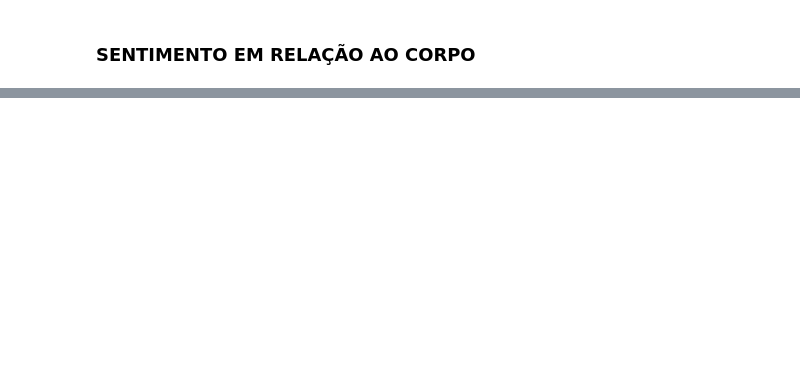
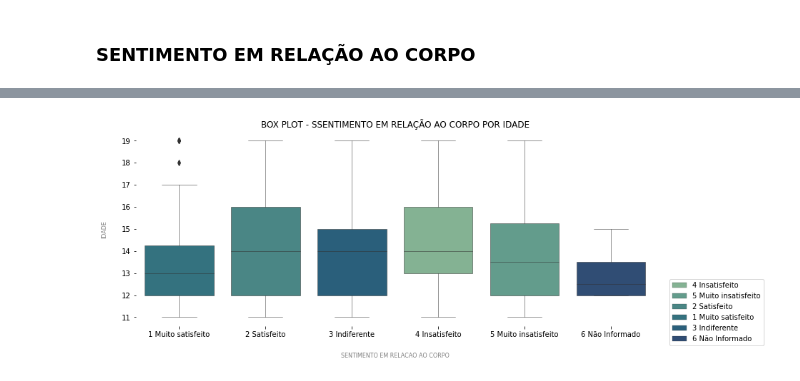
Before and after one commit to daianeklein/bootcamp-Alura, a Jupyter notebook: Desafio-Modulo3.ipynb, the cells around one changed output, grey strips where cells are left out. Cells and saved outputs as stored; diff of their text form; code cells hidden in the pictures; blank space fills up the shorter version.

```diff
--- a/Desafio-Modulo3.ipynb
+++ b/Desafio-Modulo3.ipynb
@@ -302,0 +321,28 @@ ax;
+# %%
+# Selecionando somente os alunos que sofreram bullying pela aparência do corpo
+a = df[df['motivo_bul'] == 4]
+
+# Dicionário com as respostas
+l = {1:'1 Muito satisfeito', 2:'2 Satisfeito', 3:'3 Indiferente', 4:'4 Insatisfeito',
+      5:'5 Muito insatisfeito', 99:'6 Não Informado'}
+
+# Traduzinho o dicionario
+a['sentimento_corpo'] = a['sentimento_corpo'].map(l)
+# %%
+# Plot
+plt.figure(figsize=(13, 5))
+ax = sns.boxplot(data = a, x ='sentimento_corpo', y='idade', hue='sentimento_corpo',
+                 palette = 'crest', linewidth = 0.5, dodge=False, order=l.values())
+
+sns.despine(bottom = True, left=True)
+
+plt.title('BOX PLOT - SSENTIMENTO EM RELAÇÃO AO CORPO POR IDADE')
+plt.xlabel('SENTIMENTO EM RELACAO AO CORPO', color = 'grey', labelpad = 20, fontsize = 8)
+plt.ylabel('IDADE', color = 'grey', labelpad = 20, fontsize = 8)
+
+# "Movendo" a legenda
+plt.legend(loc=(1.03, -0.1), borderaxespad=0)
+
+ax;
+# %% [output]
+[figure, added]
```
Also changed, not shown: parts of 6 cells of this notebook.
